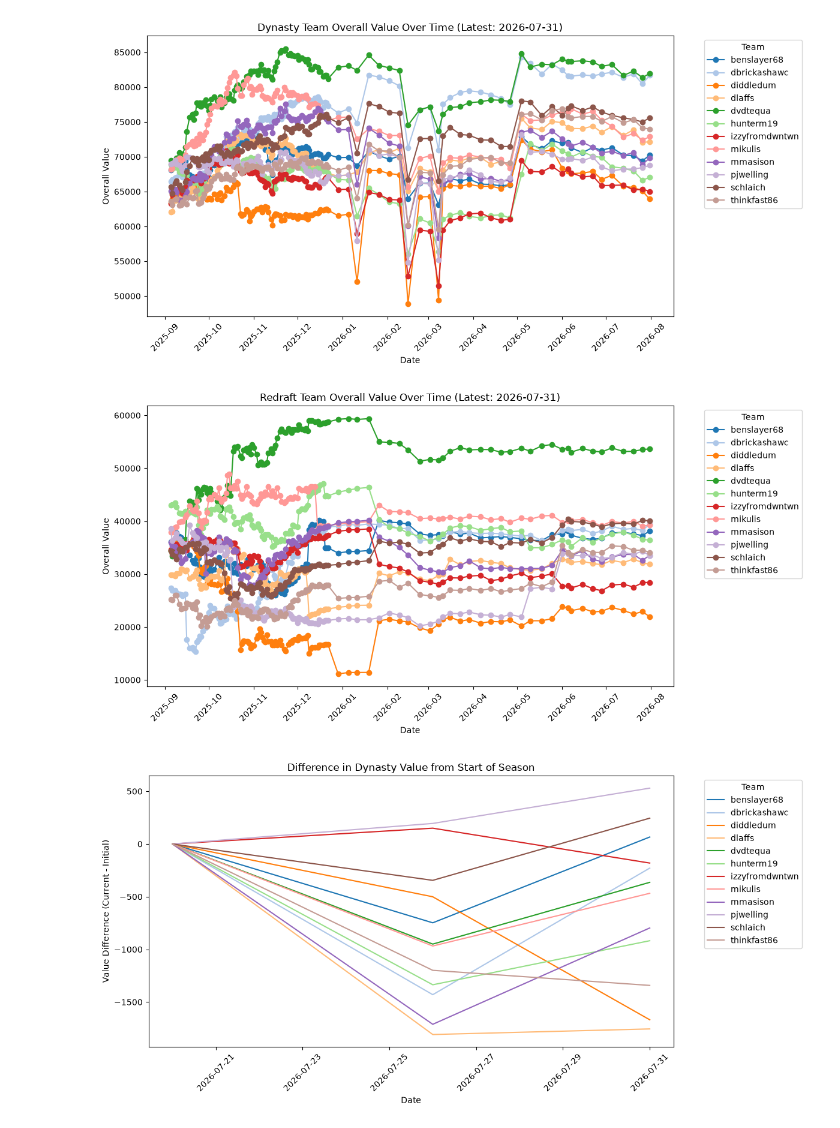
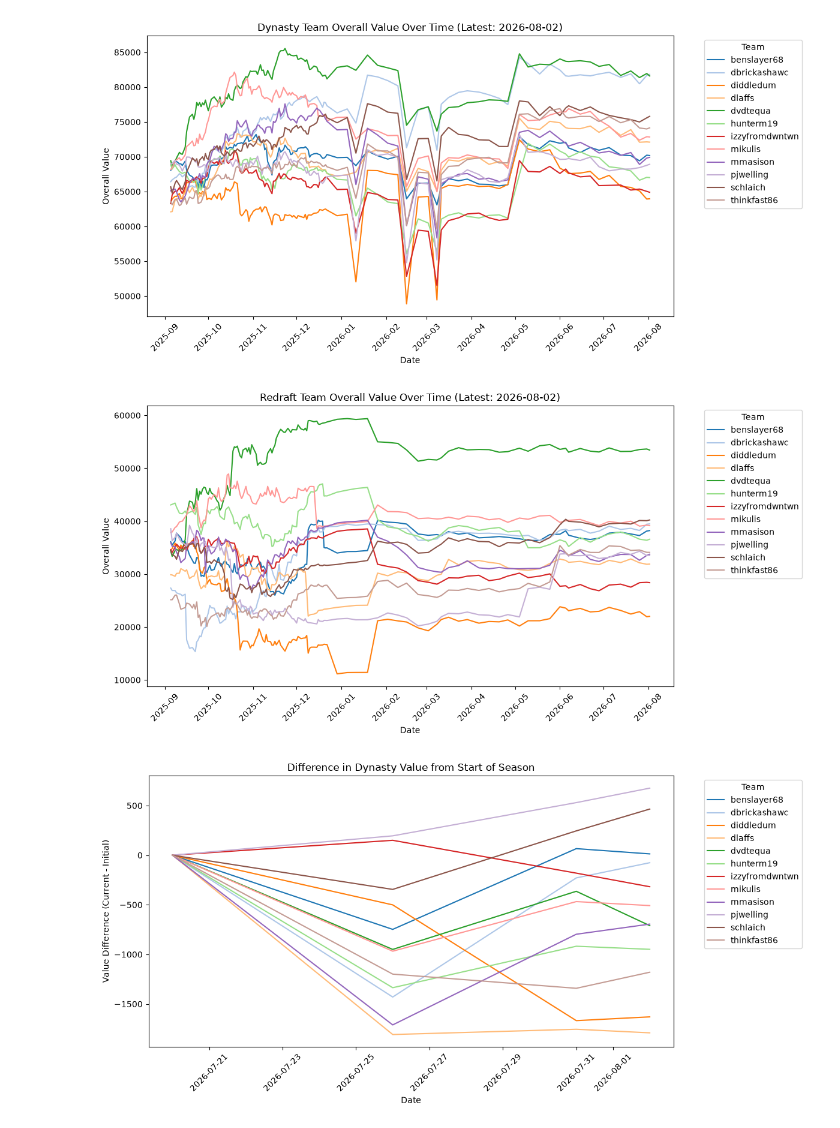
Before and after one commit to atran39/PauliesDynastyFF, a Jupyter notebook: data_visualization_output.ipynb, the cells around one changed output. Drawn from its saved outputs; the diff is of its cells as text; code cells hidden in the pictures.

```diff
--- a/data_visualization_output.ipynb
+++ b/data_visualization_output.ipynb
@@ -84,37 +84,37 @@ df_dynasty_resampled = df_dynasty.sort_values('timestamp').groupby('date').last(
 plt.figure(figsize=(12, 6))
 for col, name in zip(dynasty_team_cols, all_team_names):
     if col in df_dynasty_resampled.columns:
-        plt.plot(df_dynasty_resampled['date'], df_dynasty_resampled[col], marker='o', label=name, color=color_map[name])
+        plt.plot(df_dynasty_resampled['date'], df_dynasty_resampled[col], label=name, color=color_map[name])
 plt.title(f'Dynasty Team Overall Value Over Time (Latest: {latest_dynasty_date})')
 plt.xlabel('Date')
 plt.ylabel('Overall Value')
 plt.xticks(rotation=45)
 plt.legend(title='Team', bbox_to_anchor=(1.05, 1), loc='upper left', labels=all_team_names)
 plt.tight_layout()
 plt.show()
 
 redraft_team_cols = [f'redraft_team_{name}' for name in all_team_names if f'redraft_team_{name}' in df_redraft.columns]
 latest_redraft_date = df_redraft['timestamp'].max().date()
 
 # Resample redraft data to the latest value per 24-hour period
 df_redraft['date'] = df_redraft['timestamp'].dt.floor('D')
 df_redraft_resampled = df_redraft.sort_values('timestamp').groupby('date').last().reset_index()
 
 # Redraft plot
 plt.figure(figsize=(12, 6))
 for col, name in zip(redraft_team_cols, all_team_names):
     if col in df_redraft_resampled.columns:
-        plt.plot(df_redraft_resampled['date'], df_redraft_resampled[col], marker='o', label=name, color=color_map[name])
+        plt.plot(df_redraft_resampled['date'], df_redraft_resampled[col], label=name, color=color_map[name])
 plt.title(f'Redraft Team Overall Value Over Time (Latest: {latest_redraft_date})')
 plt.xlabel('Date')
 plt.ylabel('Overall Value')
 plt.xticks(rotation=45)
 plt.legend(title='Team', bbox_to_anchor=(1.05, 1), loc='upper left', labels=all_team_names)
 plt.tight_layout()
 plt.show()
 # %% [output]
-[figure, old version]
+[figure, new version]
-[figure, old version]
+[figure, new version]
 # %%
 # Choose the season start date
 season_start = pd.Timestamp("2026-07-17", tz="UTC")
@@ -162,7 +162,7 @@ plt.legend(title='Team', bbox_to_anchor=(1.05, 1), loc='upper left', labels=valu
 plt.tight_layout()
 plt.show()
 # %% [output]
-[figure, old version]
+[figure, new version]
 # %%
 from pathlib import Path
 import json
```
Also changed, not shown: parts of 4 cells of this notebook, 2 other files.
